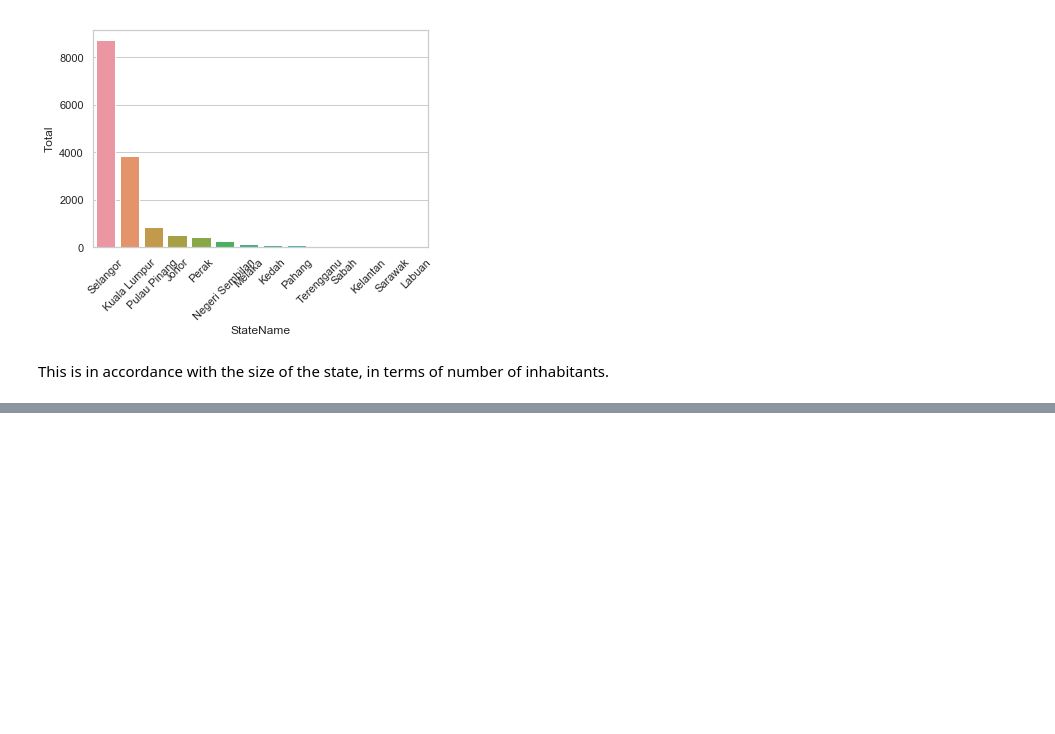
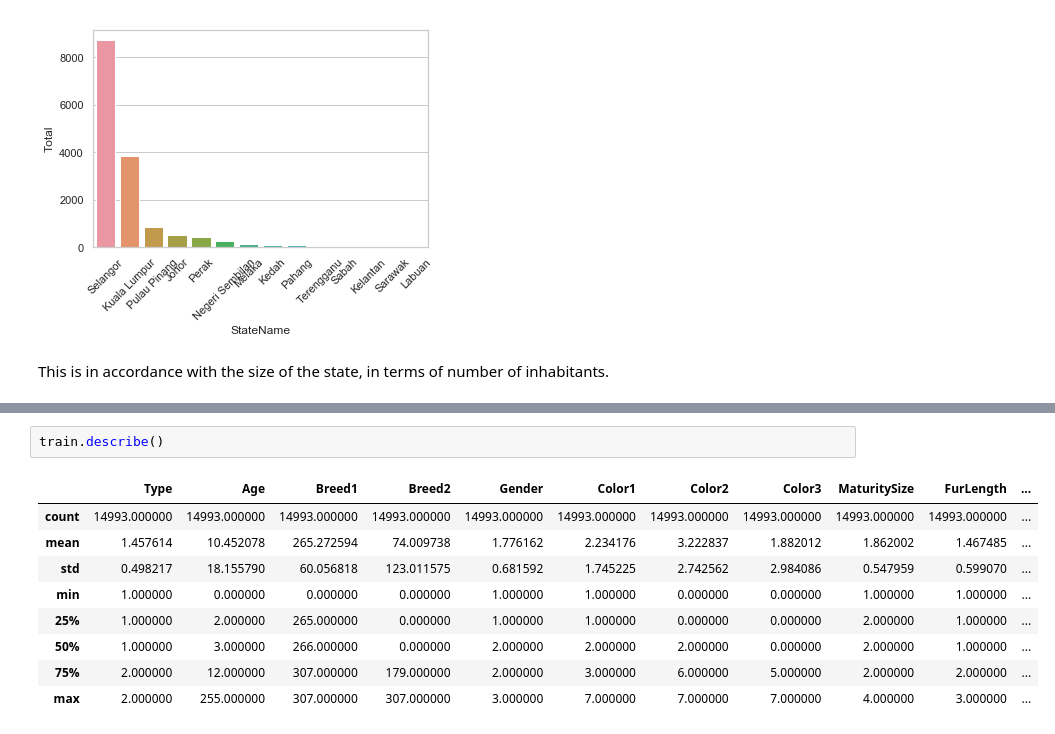
Before and after one commit to TonioGarcia07/PetFinder, a Jupyter notebook: src/exploratory_data_analysis.ipynb, the cells around one changed output, grey strips where cells are left out. Saved outputs shown, nothing was run; the diff lists cells and outputs as text; blank space fills up the shorter version.

```diff
--- a/src/exploratory_data_analysis.ipynb
+++ b/src/exploratory_data_analysis.ipynb
@@ -127,0 +148,12 @@ This is in accordance with the size of the state, in terms of number of inhabita
+# %%
+train.describe()
+# %% [output]
+|  | Type | Age | Breed1 | Breed2 | Gender | Color1 | Color2 | Color3 | MaturitySize | FurLength | ... |
+| count | 14993.000000 | 14993.000000 | 14993.000000 | 14993.000000 | 14993.000000 | 14993.000000 | 14993.000000 | 14993.000000 | 14993.000000 | 14993.000000 | ... |
+| mean | 1.457614 | 10.452078 | 265.272594 | 74.009738 | 1.776162 | 2.234176 | 3.222837 | 1.882012 | 1.862002 | 1.467485 | ... |
+| std | 0.498217 | 18.155790 | 60.056818 | 123.011575 | 0.681592 | 1.745225 | 2.742562 | 2.984086 | 0.547959 | 0.599070 | ... |
+| min | 1.000000 | 0.000000 | 0.000000 | 0.000000 | 1.000000 | 1.000000 | 0.000000 | 0.000000 | 1.000000 | 1.000000 | ... |
+| 25% | 1.000000 | 2.000000 | 265.000000 | 0.000000 | 1.000000 | 1.000000 | 0.000000 | 0.000000 | 2.000000 | 1.000000 | ... |
+| 50% | 1.000000 | 3.000000 | 266.000000 | 0.000000 | 2.000000 | 2.000000 | 2.000000 | 0.000000 | 2.000000 | 1.000000 | ... |
+| 75% | 2.000000 | 12.000000 | 307.000000 | 179.000000 | 2.000000 | 3.000000 | 6.000000 | 5.000000 | 2.000000 | 2.000000 | ... |
+| max | 2.000000 | 255.000000 | 307.000000 | 307.000000 | 3.000000 | 7.000000 | 7.000000 | 7.000000 | 4.000000 | 3.000000 | ... |
```
Also changed, not shown: parts of 3 cells of this notebook.
